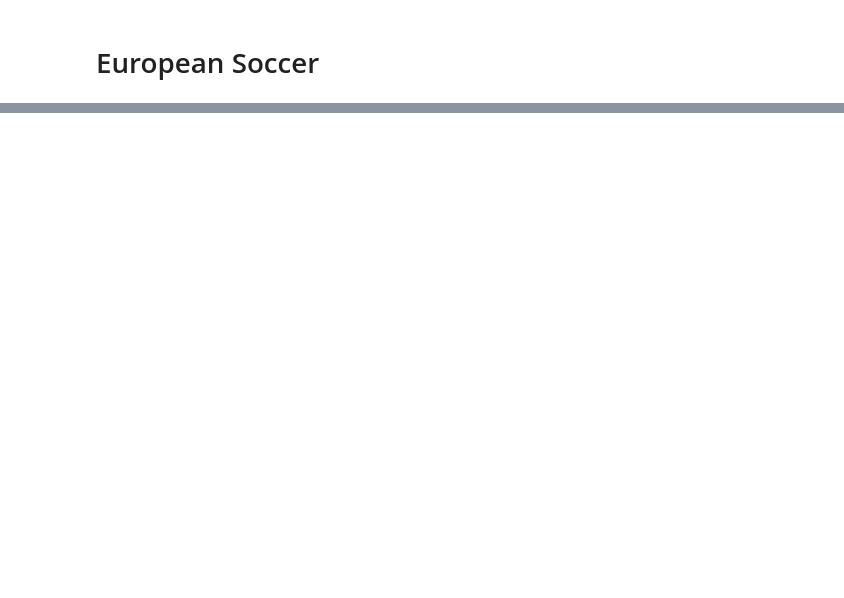
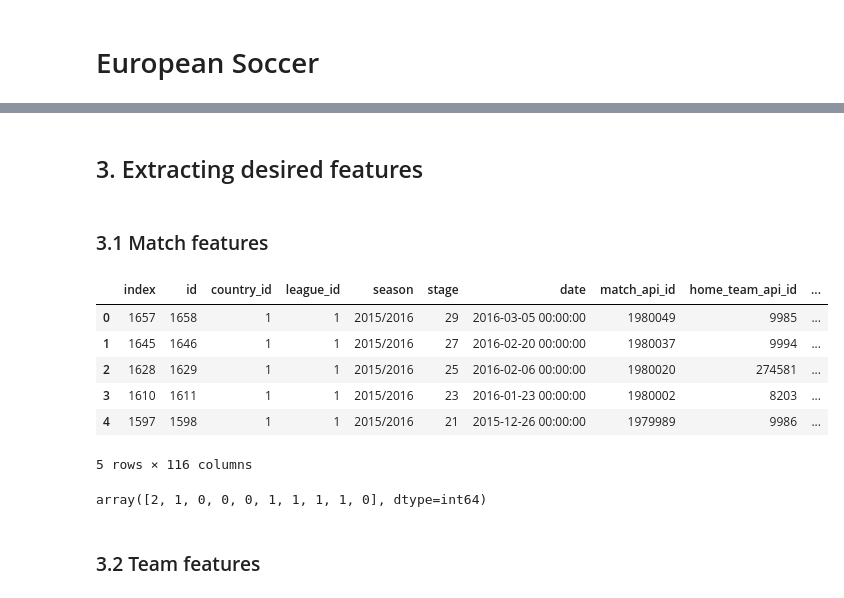
Before and after one commit to FlorianTilquin/LDC, a Jupyter notebook: European Soccer.ipynb, the cells around one changed output, grey strips where cells are left out. Cells and saved outputs as stored; diff of their text form; code cells hidden in the pictures; blank space fills up the shorter version.

```diff
--- a/European Soccer.ipynb
+++ b/European Soccer.ipynb
@@ -357,0 +21,7 @@ sorted([(key, value) for key, value in scores.items()], key = lambda x: x[1])
+# %%
+con = lite.connect('database.sqlite')
+df = pd.read_sql_query('select * from match', con)
+players = pd.read_sql_query('select * from player_Attributes', con)
+# %%
+df.sort_values(by='date', inplace=True, ascending=False)
+players.sort_values(by='date', inplace=True, ascending=False)
@@ -357,0 +88,39 @@ sorted([(key, value) for key, value in scores.items()], key = lambda x: x[1])
+# %% [markdown]
+## 3. Extracting desired features
+# %% [markdown]
+### 3.1 Match features
+# %%
+"""
+assumes that df is sorted by dates in decreasing order
+
+returns the last 'n_matchs' matchs of team 'team_id' anterior to 'date'
+
+location can be 'home', 'away' or None (which means indifferent here)
+"""
+def last_matchs(df, team_id, date, n_matchs, location = None):
+    if location == 'home':
+        df = df[df['home_team_api_id']==team_id]
+    if location == 'away':
+        df = df[df['away_team_api_id']==team_id]
+    else:
+        df = pd.concat([df[df['home_team_api_id']==team_id],df[df['away_team_api_id']==team_id]])
+
+    df = df[df['date'] < date]
+    #df.sort_values(by='date', ascending=False, inplace=True)
+    df.reset_index(inplace=True)
+
+    n_matchs = min(n_matchs, len(dum_df)) - 1
+
+    return df.loc[0:n_matchs]
+# %%
+dum = last_matchs(df, 9987, '2017-12-30', 5, 'away')
+# %%
+dum
+# %% [output]
+|  | index | id | country_id | league_id | season | stage | date | match_api_id | home_team_api_id | ... |
+| 0 | 1657 | 1658 | 1 | 1 | 2015/2016 | 29 | 2016-03-05 00:00:00 | 1980049 | 9985 | ... |
+| 1 | 1645 | 1646 | 1 | 1 | 2015/2016 | 27 | 2016-02-20 00:00:00 | 1980037 | 9994 | ... |
+| 2 | 1628 | 1629 | 1 | 1 | 2015/2016 | 25 | 2016-02-06 00:00:00 | 1980020 | 274581 | ... |
+| 3 | 1610 | 1611 | 1 | 1 | 2015/2016 | 23 | 2016-01-23 00:00:00 | 1980002 | 8203 | ... |
+| 4 | 1597 | 1598 | 1 | 1 | 2015/2016 | 21 | 2015-12-26 00:00:00 | 1979989 | 9986 | ... |
+5 rows × 116 columns
@@ -357,0 +132,6 @@ sorted([(key, value) for key, value in scores.items()], key = lambda x: x[1])
+# %%
+match_features(dum)
+# %% [output]
+array([2, 1, 0, 0, 0, 1, 1, 1, 1, 0], dtype=int64)
+# %% [markdown]
+### 3.2 Team features
```
Also changed, not shown: parts of 97 cells of this notebook.
